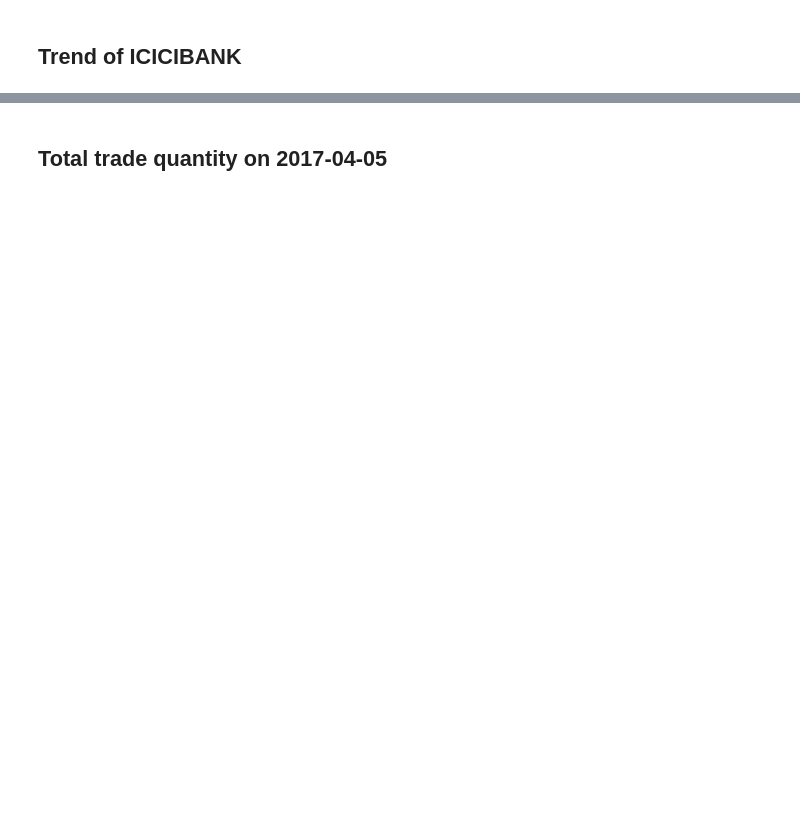
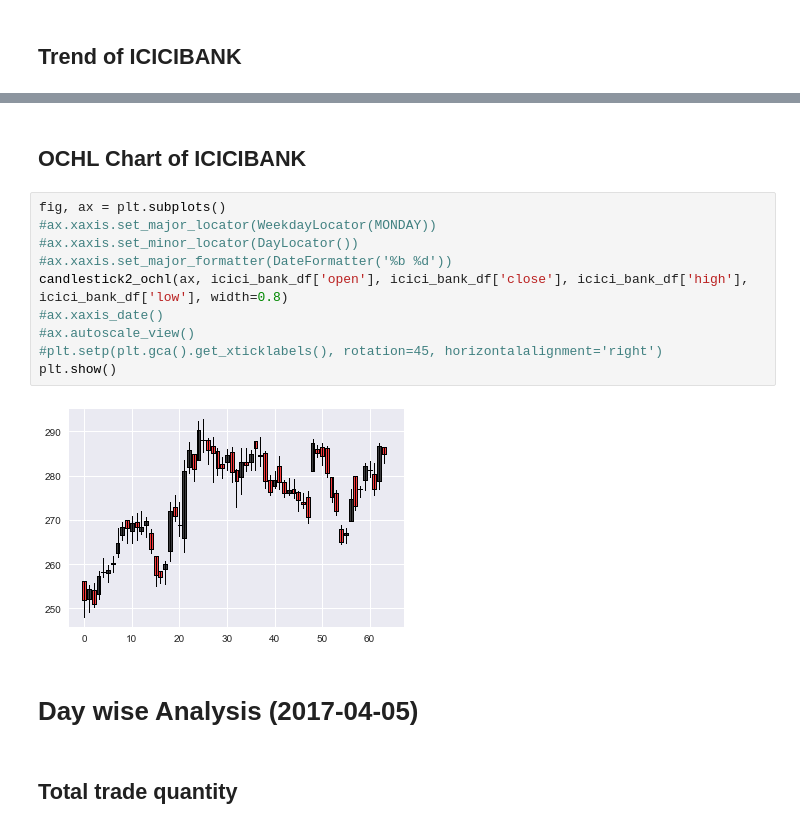
Before and after one commit to arundhaj/finance_analytics, a Jupyter notebook: basic.ipynb, the cells around one changed output, grey strips where cells are left out. Drawn from its saved outputs; the diff is of its cells as text; blank space fills up the shorter version.

Commit message:
OCHL charts

```diff
--- a/basic.ipynb
+++ b/basic.ipynb
@@ -39,8 +45,24 @@ Index([u'id', u'symbol', u'scriptdate', u'series', u'open', u'high', u'low',
        u'close', u'totaltradeqty', u'totaltrades', u'isin', u'last',
        u'prevclose', u'totaltradevalue'],
       dtype='object')
+# %% [markdown]
+## OCHL Chart of ICICIBANK
+# %%
+fig, ax = plt.subplots()
+#ax.xaxis.set_major_locator(WeekdayLocator(MONDAY))
+#ax.xaxis.set_minor_locator(DayLocator())
+#ax.xaxis.set_major_formatter(DateFormatter('%b %d'))
+candlestick2_ochl(ax, icici_bank_df['open'], icici_bank_df['close'], icici_bank_df['high'], icici_bank_df['low'], width=0.8)
+#ax.xaxis_date()
+#ax.autoscale_view()
+#plt.setp(plt.gca().get_xticklabels(), rotation=45, horizontalalignment='right')
+plt.show()
+# %% [output]
+[figure, added]
+# %% [markdown]
+# Day wise Analysis (2017-04-05)
 # %% [markdown]
-## Total trade quantity on 2017-04-05
+## Total trade quantity
 # %%
 # cur.execute("insert into %s values (%s, %s)", [table_name, 10, 20])
 _ = ("SELECT symbol, totaltradeqty FROM finance_app_nsestockquote "
```
Also changed, not shown: parts of 10 cells of this notebook.
